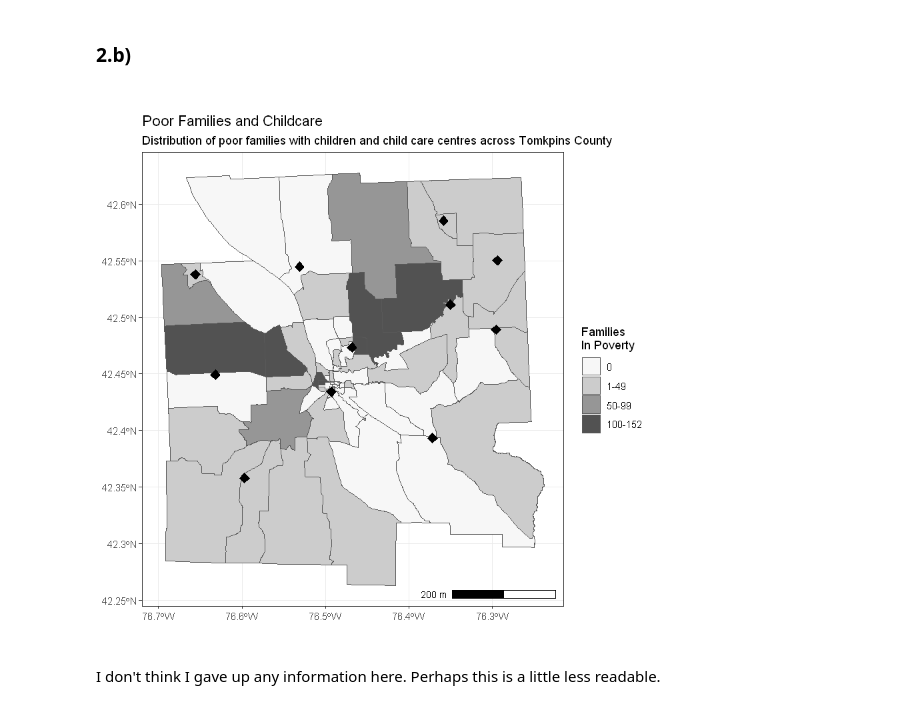
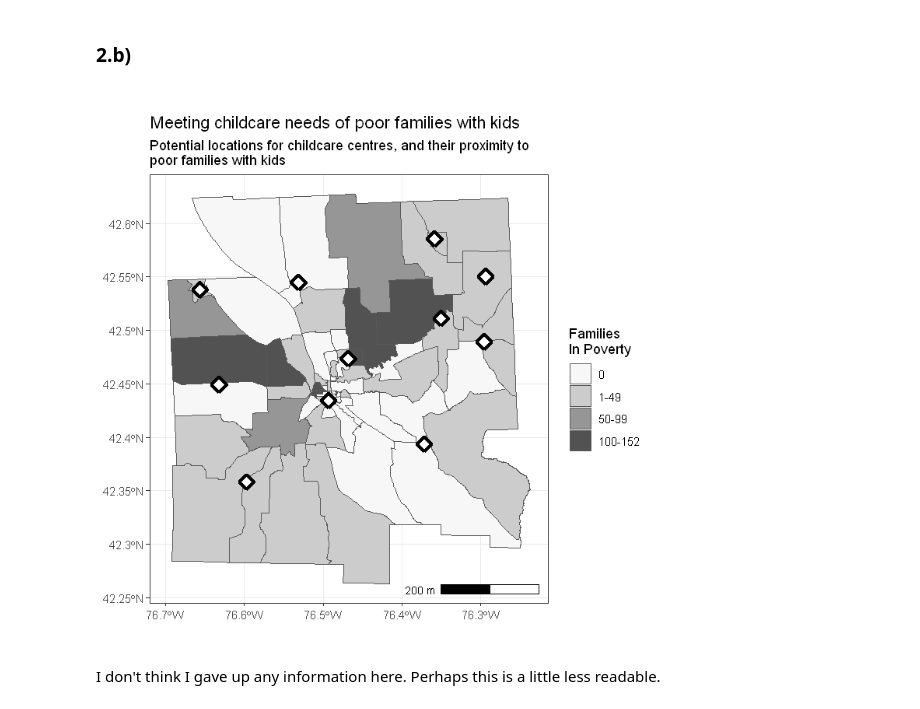
Before and after one commit to aridf/spatial_classwork, a Jupyter notebook: a5/A5.ipynb, the cells around one changed output. Saved outputs shown, nothing was run; the diff lists cells and outputs as text; code cells hidden in the pictures.

```diff
--- a/a5/A5.ipynb
+++ b/a5/A5.ipynb
@@ -146,15 +158,17 @@ ggplot() +
 # %% [markdown]
 ### 2.b)
 # %%
-ggplot() +
+p <- ggplot() +
     theme_bw() +
     geom_sf(data = sf, aes(fill = pov_groups)) +
     scale_fill_brewer(type = 'seq', palette = 'Greys', 'Families\nIn Poverty') +
-    geom_sf(data = sf_sites, color = 'black', fill = 'black', shape = 23, size = 3) +
+    geom_sf(data = sf_sites, color = 'black', fill = 'white', shape = 23, size = 3, stroke = 2) +
     annotation_scale(location = 'br', plot_unit = 'mi') +
-    labs(title = 'Poor Families and Childcare',
-        subtitle = 'Distribution of poor families with children and child care centres across Tomkpins County')
+    labs(title = 'Meeting childcare needs of poor families with kids',
+        subtitle = 'Potential locations for childcare centres, and their proximity to
+poor families with kids')
+p
 # %% [output]
-[figure, old version]
+[figure, new version]
 # %% [markdown]
 I don't think I gave up any information here. Perhaps this is a little less readable.
```
Also changed, not shown: parts of 15 cells of this notebook, 1 other file.
